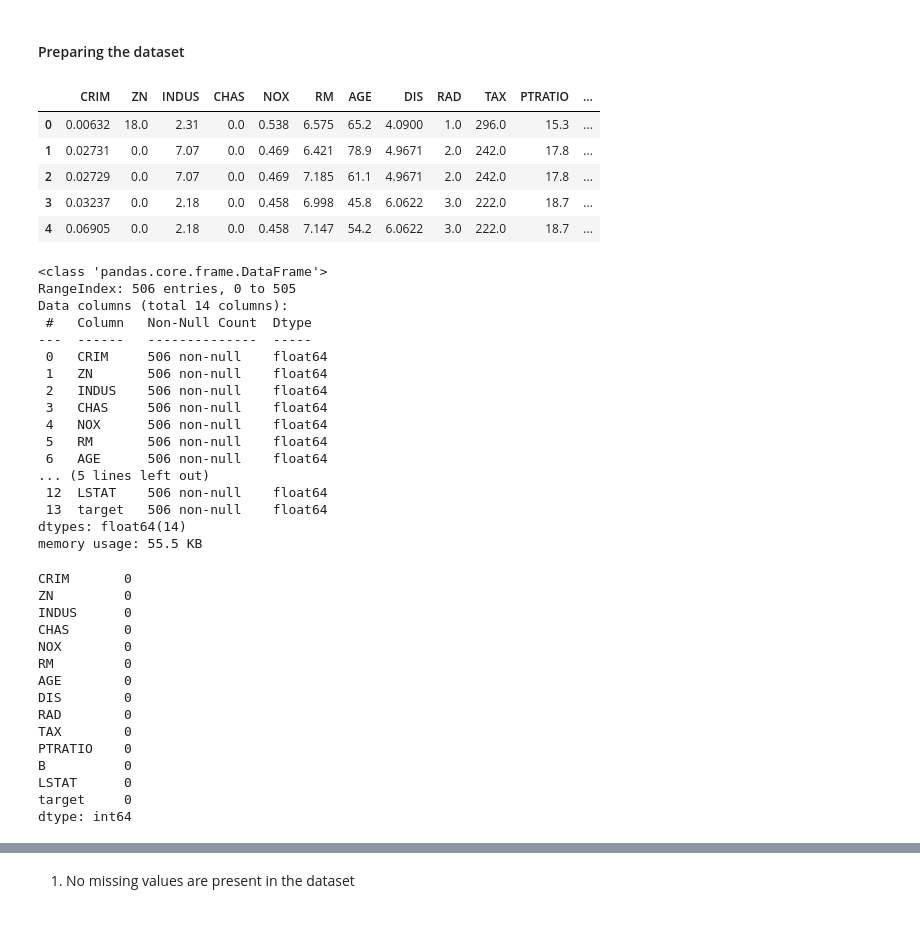
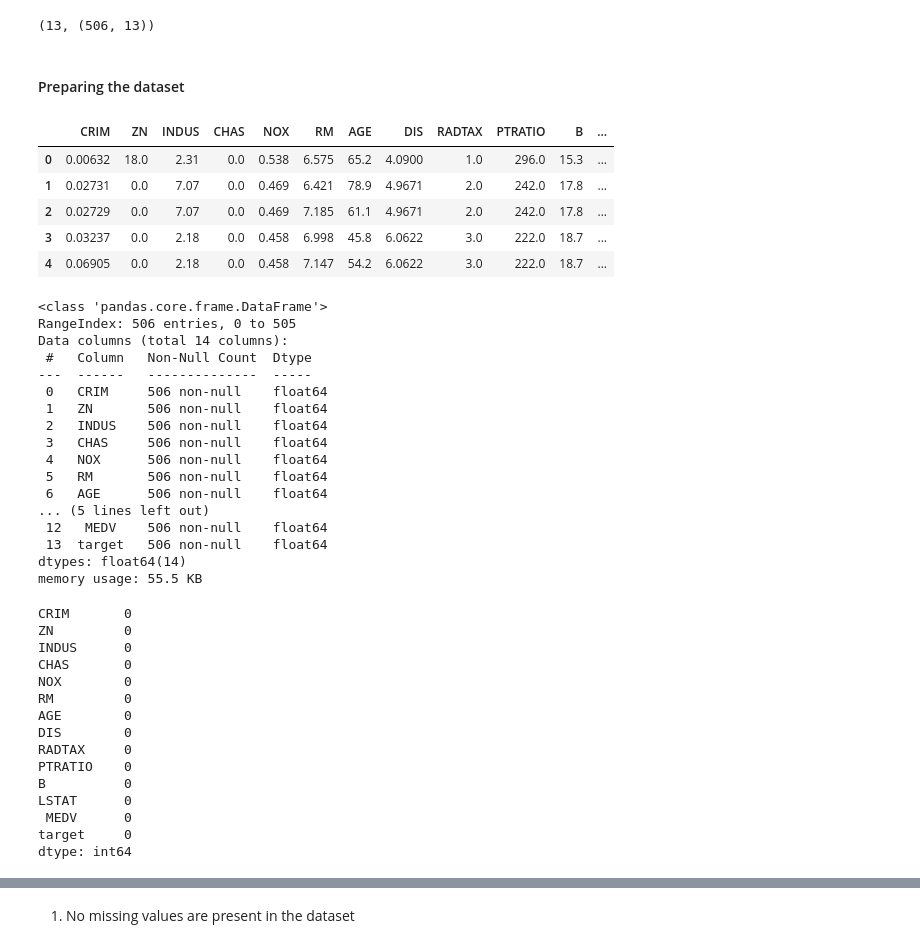
Before and after one commit to grgupta13/boston_house_pricing, a Jupyter notebook: boston_analysis.ipynb, the cells around one changed output, grey strips where cells are left out. Cells and saved outputs as stored; diff of their text form; code cells hidden in the pictures.

```diff
--- a/boston_analysis.ipynb
+++ b/boston_analysis.ipynb
@@ -66,11 +6,21 @@ array([[6.3200e-03, 1.8000e+01, 2.3100e+00, ..., 1.5300e+01, 3.9690e+02,
+# %%
+data_url = "http://lib.stat.cmu.edu/datasets/boston"
+boston = pd.read_csv(data_url, sep="\s+", skiprows=22, header=None)
+data = np.hstack([boston.values[::2, :], boston.values[1::2, :2]])
+target = boston.values[1::2, 2]
+features = ["CRIM","ZN" ,"INDUS","CHAS","NOX","RM","AGE","DIS","RAD" "TAX","PTRATIO","B","LSTAT"," MEDV"]
+# %%
+len(features), data.shape
+# %% [output]
+(13, (506, 13))
 # %% [markdown]
 #### Preparing the dataset
 # %%
-df = pd.DataFrame(boston.data, columns = boston.feature_names)
-df['target'] = boston.target
+df = pd.DataFrame(data, columns = features)
+df["target"] = target
 df.head()
 # %% [output]
-|  | CRIM | ZN | INDUS | CHAS | NOX | RM | AGE | DIS | RAD | TAX | PTRATIO | ... |
+|  | CRIM | ZN | INDUS | CHAS | NOX | RM | AGE | DIS | RADTAX | PTRATIO | B | ... |
 | 0 | 0.00632 | 18.0 | 2.31 | 0.0 | 0.538 | 6.575 | 65.2 | 4.0900 | 1.0 | 296.0 | 15.3 | ... |
 | 1 | 0.02731 | 0.0 | 7.07 | 0.0 | 0.469 | 6.421 | 78.9 | 4.9671 | 2.0 | 242.0 | 17.8 | ... |
 | 2 | 0.02729 | 0.0 | 7.07 | 0.0 | 0.469 | 7.185 | 61.1 | 4.9671 | 2.0 | 242.0 | 17.8 | ... |
@@ -92,7 +42,7 @@ Data columns (total 14 columns):
  5   RM       506 non-null    float64
  6   AGE      506 non-null    float64
 ... (5 lines left out)
- 12  LSTAT    506 non-null    float64
+ 12   MEDV    506 non-null    float64
  13  target   506 non-null    float64
 dtypes: float64(14)
 memory usage: 55.5 KB
@@ -108,11 +58,11 @@ NOX        0
 RM         0
 AGE        0
 DIS        0
-RAD        0
-TAX        0
+RADTAX     0
 PTRATIO    0
 B          0
 LSTAT      0
+ MEDV      0
 target     0
 dtype: int64
 # %%
```
Also changed, not shown: parts of 20 cells of this notebook, 4 other files.
